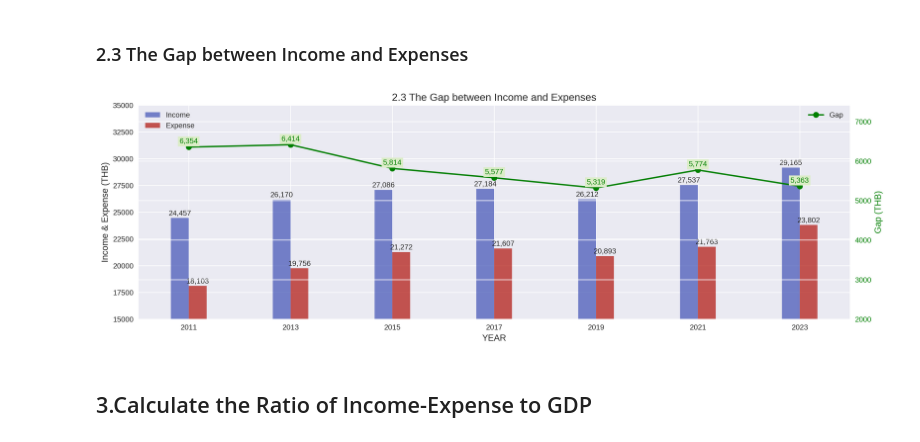
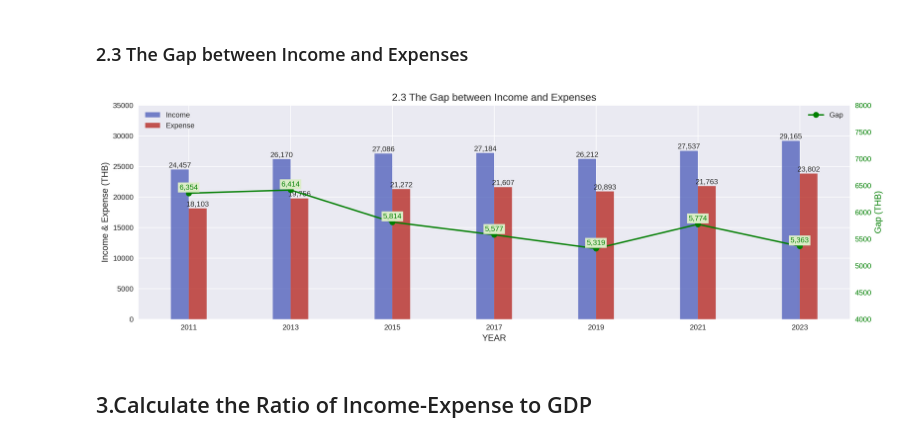
Before and after one commit to JidapaBur/TH_Avg_HouseholdIncome, a Jupyter notebook: TH_Avg_HouseholdIncome.ipynb, the cells around one changed output. Saved outputs shown, nothing was run; the diff lists cells and outputs as text; code cells hidden in the pictures.

```diff
--- a/TH_Avg_HouseholdIncome.ipynb
+++ b/TH_Avg_HouseholdIncome.ipynb
@@ -152,8 +152,9 @@ ax2 = ax1.twinx()
 ax2.plot(tb['YEAR'], tb['GDP_Month'], color='#42bd41', linestyle='--', label='GDP')
 
 # Customize y-axis limits
-ax1.set_ylim(15000, 35000)
+ax1.set_ylim(10000, 60000)
 ax1.set_ylabel('THB', fontsize=12)  # Set label for the first y-axis
+ax2.set_ylim(10000, 60000)
 
 # Annotate the data points for Income and Expense
 for i, txt in enumerate(tb['INCOME_Month']):
@@ -162,8 +163,8 @@ for i, txt in enumerate(tb['INCOME_Month']):
 for i, txt in enumerate(tb['EXPENSE_Month']):
     ax1.annotate(f'{txt:,.1f}', (tb['YEAR'][i], tb['EXPENSE_Month'][i]), textcoords="offset points", xytext=(0, 5), ha='center', fontsize=10, color='#b0120a')
 
-#for i, txt in enumerate(tb['GDP_Month']):
-#    ax2.annotate(f'{txt:,.1f}', (tb['YEAR'][i], tb['GDP_Month'][i]), textcoords="offset points", xytext=(0, 5), ha='center', fontsize=10, color='#42bd41')
+for i, txt in enumerate(tb['GDP_Month']):
+    ax2.annotate(f'{txt:,.1f}', (tb['YEAR'][i], tb['GDP_Month'][i]), textcoords="offset points", xytext=(0, 5), ha='center', fontsize=10, color='#42bd41')
 
 # Set titles and labels
 ax1.set_title("2.1 Comparing Household Income with GDP per Household", fontsize=14)
@@ -231,36 +232,38 @@ for i, val in enumerate(tb['INCOME_Month']):
 
 # Show values: Expense
 for i, val in enumerate(tb['EXPENSE_Month']):
     ax1.text(tb['YEAR'][i] + bar_width/2, val + 100, f'{val:,.0f}', ha='center', va='bottom', fontsize=10)
 
-ax1.set_ylim(15000, 35000) #custom y1 limit
+ax1.set_ylim(0, 35000) #custom y1 limit
 
 # create y2: Gap
 ax2 = ax1.twinx()
 
 # Plot Gap
 ax2.plot(tb['YEAR'], tb['Gap'], marker='o', color='green', linewidth=2, linestyle='-', label='Gap', markersize=8, zorder=3)
 
 # Custom Scale y2
-ax2.set_ylim(2000, max(tb['Gap']) + 1000)
+ax2.set_ylim(4000, 8000)
 ax2.set_ylabel("Gap (THB)", fontsize=12, color='green')
 ax2.tick_params(axis='y', labelcolor='green')
+ax2.set_facecolor('none')
+ax2.grid(False)
 
 # Show values: Gap
 for i, txt in enumerate(tb['Gap']):
     ax2.annotate(f'{txt:,.0f}', (tb['YEAR'][i], tb['Gap'][i]), textcoords="offset points", xytext=(0,5), ha='center', fontsize=10, color='green',bbox=dict(facecolor='#dcedc8', edgecolor='none', pad=2))
 
 # Show Legend
 ax1.legend(loc="upper left")
 ax2.legend(loc="upper right")
 
 plt.title("2.3 The Gap between Income and Expenses", fontsize=14)
 plt.xticks(tb['YEAR'])  # custom x-axis
 plt.setp(ax1.get_xticklabels(), rotation=0, horizontalalignment='center')
 plt.tight_layout()  # custom layout
 plt.show()
 # %% [output]
-[figure, old version]
+[figure, new version]
 # %% [markdown]
 ## 3.Calculate the Ratio of Income-Expense to GDP
 # %% [markdown]
```
Also changed, not shown: parts of 3 cells of this notebook.
